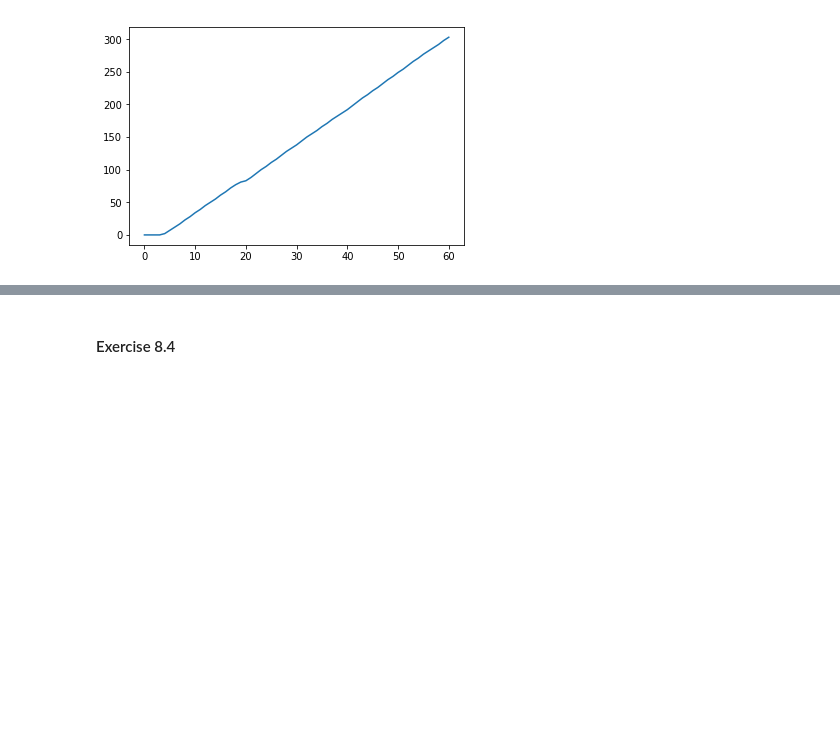
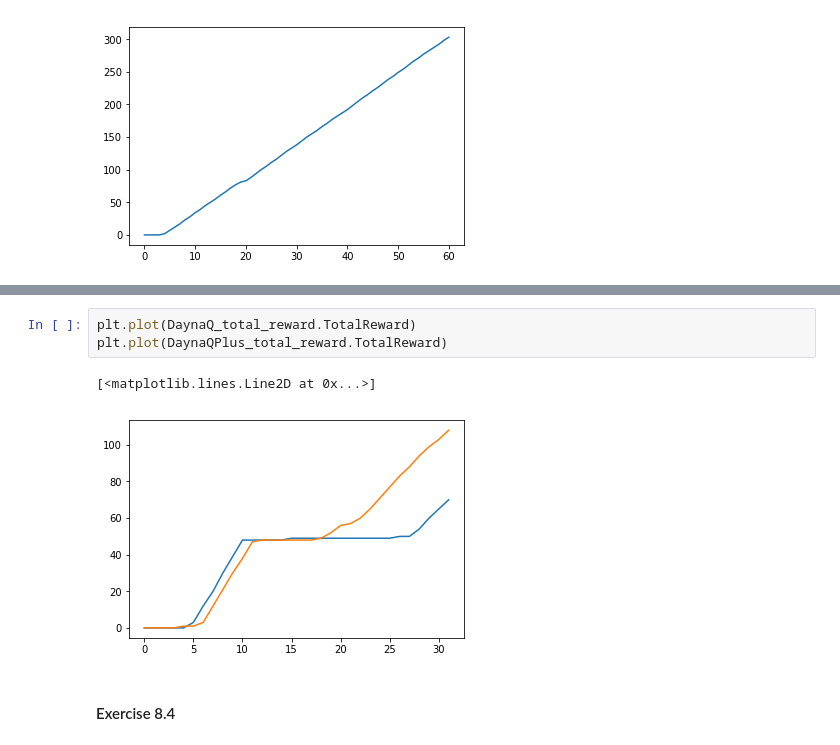
Before and after one commit to muarvyn/SuttonBartoRLBook.exercise, a Jupyter notebook: ShortcutMaze/Q-Planning.ipynb, the cells around one changed output, grey strips where cells are left out. Drawn from its saved outputs; the diff is of its cells as text; blank space fills up the shorter version.

```diff
--- a/ShortcutMaze/Q-Planning.ipynb
+++ b/ShortcutMaze/Q-Planning.ipynb
@@ -257,3 +317,9 @@ plt.plot(Reward100)
+# %%
+plt.plot(DaynaQ_total_reward.TotalReward)
+plt.plot(DaynaQPlus_total_reward.TotalReward)
+# %% [output]
+[<matplotlib.lines.Line2D at 0x...>]
+[figure, added]
 # %% [markdown]
 #### Exercise 8.4
 # %%
```
Also changed, not shown: parts of 7 cells of this notebook.
